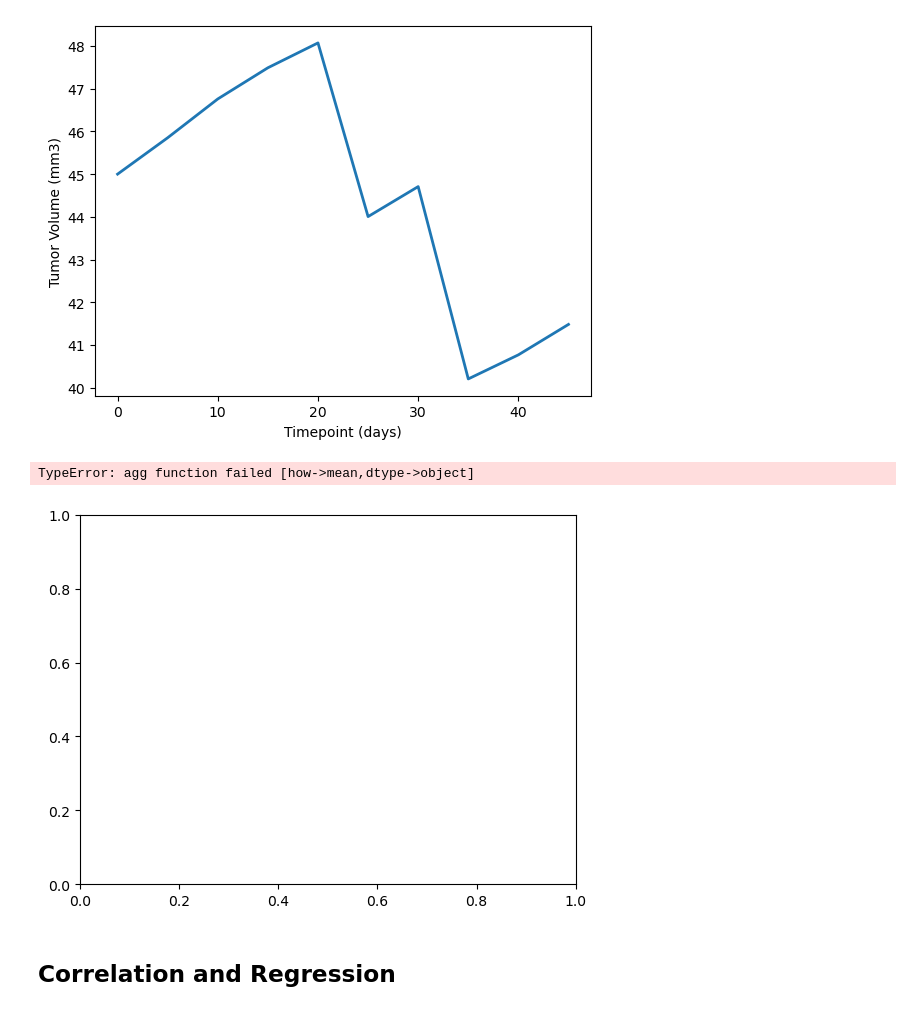
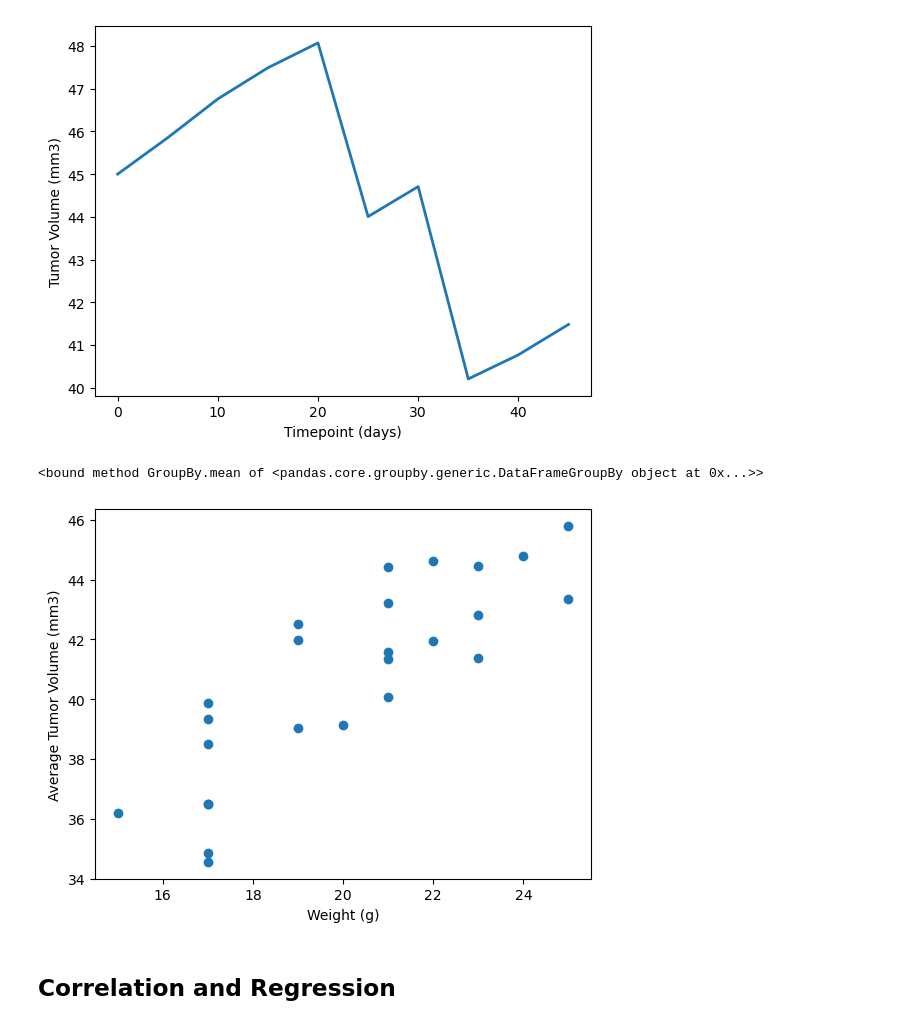
Before and after one commit to 31573/Elsie-data_visualization, a Jupyter notebook: pymaceuticals_starter.ipynb, the cells around one changed output. Cells and saved outputs as stored; diff of their text form; code cells hidden in the pictures.

```diff
--- a/pymaceuticals_starter.ipynb
+++ b/pymaceuticals_starter.ipynb
@@ -260,20 +263,24 @@ plt.ylabel("Tumor Volume (mm3)")
 plt.show()
 # %% [output]
 [figure]
+# %%
+avg_vol_cap = capomulin_df.groupby(["Mouse ID"]).mean
+avg_vol_cap
+# %% [output]
+<bound method GroupBy.mean of <pandas.core.groupby.generic.DataFrameGroupBy object at 0x...>>
 # %%
 # Generate a scatter plot of mouse weight vs. the average observed tumor volume for the entire Capomulin regimen
 fig1. ax1 = plt.subplots()
-avg_vol_cap = capomulin_df.groupby(["Mouse ID"]).mean()
+avg_vol_cap = capomulin_df.groupby(["Mouse ID"])[['Weight (g)', 'Tumor Volume (mm3)']].mean()
 
 plt.scatter(avg_vol_cap["Weight (g)"], avg_vol_cap["Tumor Volume (mm3)"])
 
 plt.xlabel("Weight (g)")
 plt.ylabel("Average Tumor Volume (mm3)")
 marker_size = 15
 plt.show()
 # %% [output]
-TypeError: agg function failed [how->mean,dtype->object]
-[figure, old version]
+[figure, new version]
 # %% [markdown]
 ## Correlation and Regression
 # %%
```
Also changed, not shown: parts of 5 cells of this notebook.
